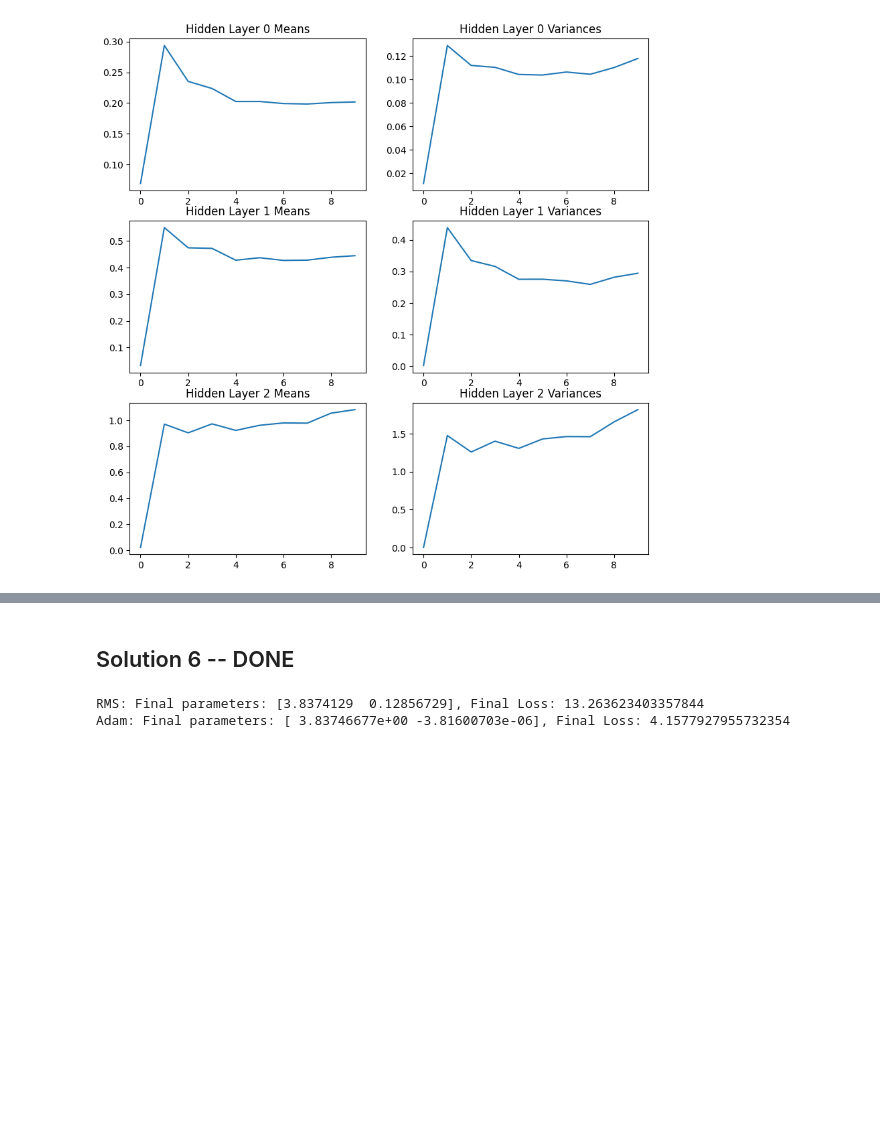
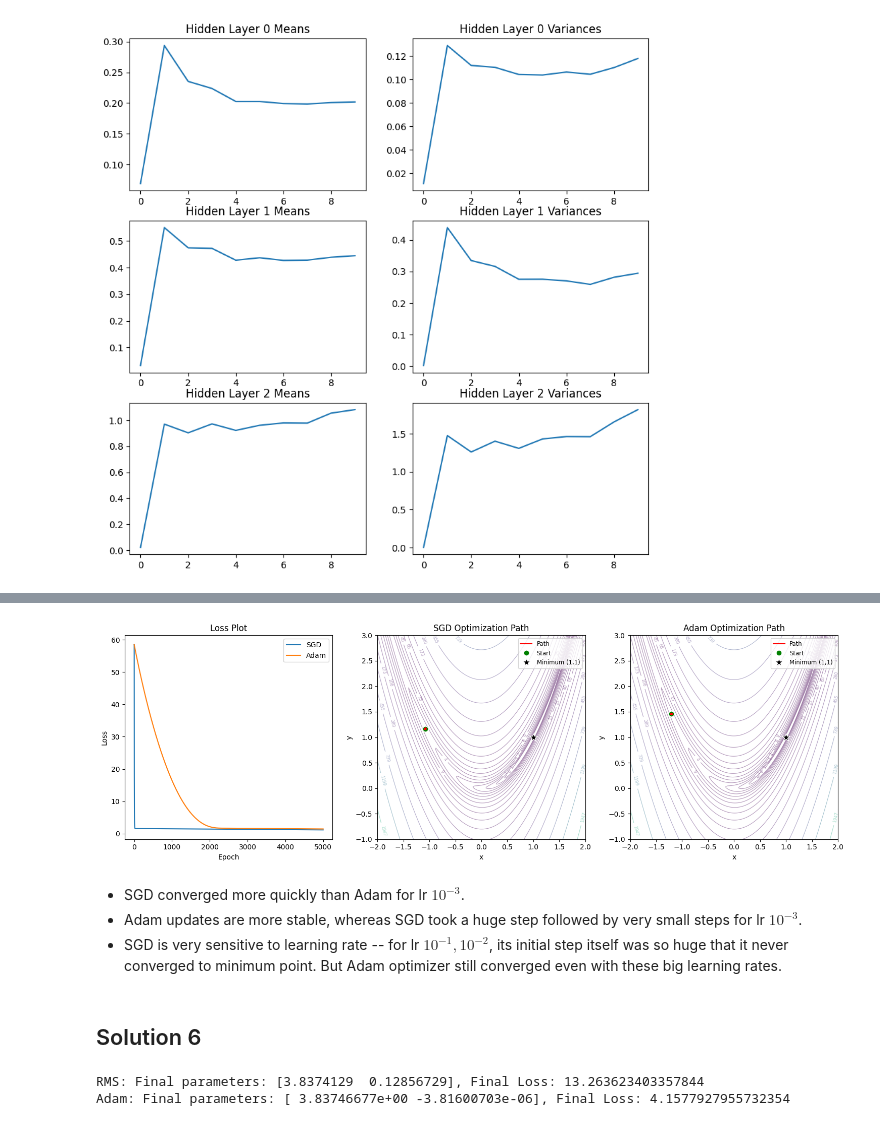
Before and after one commit to sohang3112/iit-madras-web-mtech-ai, a Jupyter notebook: trimester2/DA6401W_DeepLearning/assignments/solution_Assignment3.ipynb, the cells around one changed output, grey strips where cells are left out. Cells and saved outputs as stored; diff of their text form; code cells hidden in the pictures; blank space fills up the shorter version.

```diff
--- a/trimester2/DA6401W_DeepLearning/assignments/solution_Assignment3.ipynb
+++ b/trimester2/DA6401W_DeepLearning/assignments/solution_Assignment3.ipynb
@@ -173,5 +250,13 @@ gradient_descent(x, lr)
+# %%
+main(lr=1e-4)
+# %% [output]
+[figure, added]
+# %% [markdown]
+* SGD converged more quickly than Adam for lr $10^{-3}$.
+* Adam updates are more stable, whereas SGD took a huge step followed by very small steps for lr $10^{-3}$.
+* SGD is very sensitive to learning rate -- for lr $10^{-1}, 10^{-2}$, its initial step itself was so huge that it never converged to minimum point. But Adam optimizer still converged even with these big learning rates.
 # %% [markdown]
-## Solution 6 -- DONE
+## Solution 6
 # %%
 f = lambda w: 0.5 * (w[0]**2 + 1000 * w[1]**2) + 5 * np.sin(w[0])    # objective
 fgrad = lambda w: np.array([w[0] + 5 * np.cos(w[0]), 1000 * w[1]])
```
Also changed, not shown: parts of 16 cells of this notebook, 3 other files.
